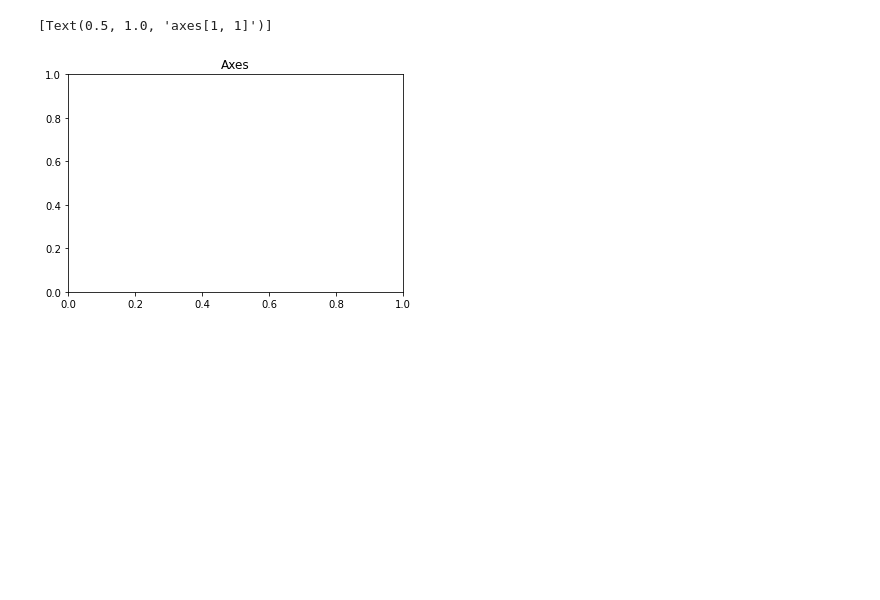
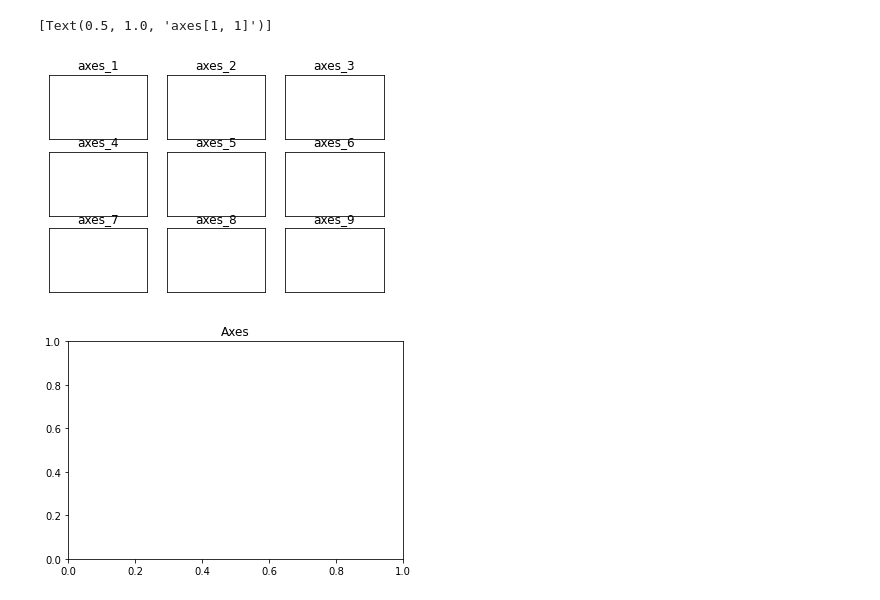
Before and after one commit to Graf35/practice, a Jupyter notebook: chapter_1/blok_4/1.4.1/Task_1.4.1.ipynb, the cells around one changed output. Saved outputs shown, nothing was run; the diff lists cells and outputs as text; code cells hidden in the pictures; blank space fills up the shorter version.

```diff
--- a/chapter_1/blok_4/1.4.1/Task_1.4.1.ipynb
+++ b/chapter_1/blok_4/1.4.1/Task_1.4.1.ipynb
@@ -202,8 +226,14 @@ axes[1, 1].set(title='axes[1, 1]')
 for ax in axes.flat:
  ax.set(xticks=[], yticks=[])
 # %%
+fig, axes = plt.subplots(nrows=3, ncols=3)
+n = 1
 for ax in axes.flat:
- ax.set(xticks=[], yticks=[])
+ ax.set(title='axes_' + str(n), xticks=[], yticks=[])
+ n += 1
+plt.show()
+# %% [output]
+[figure, added]
 # %%
 import matplotlib.pyplot as plt
 fig, ax = plt.subplots() # одна строка вместо двух:
```
Also changed, not shown: parts of 2 cells of this notebook.
